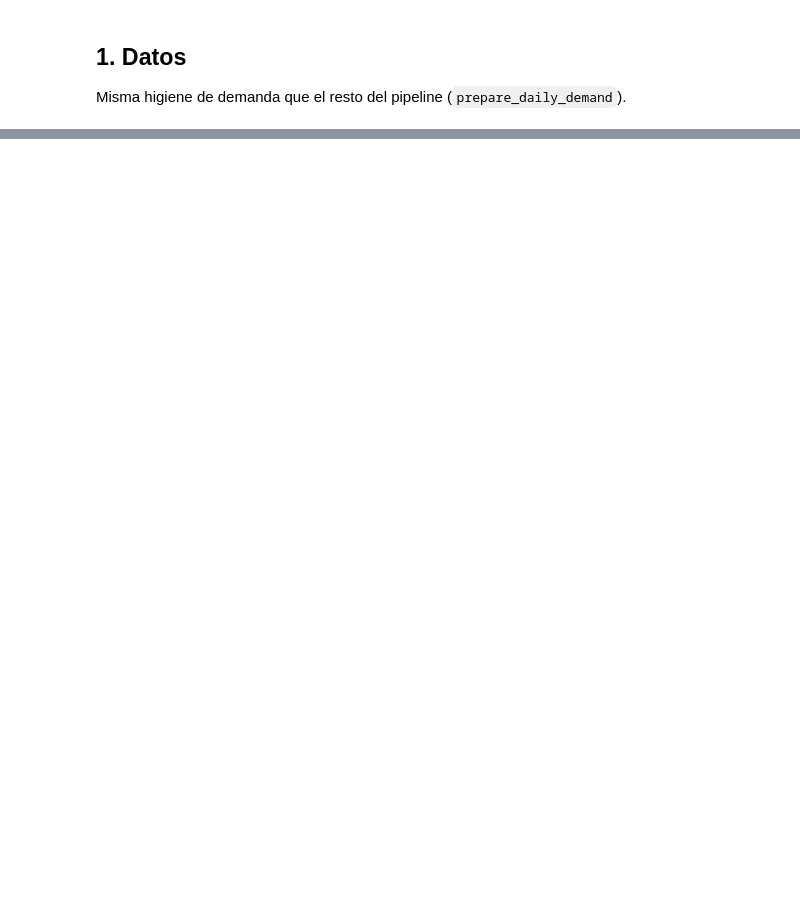
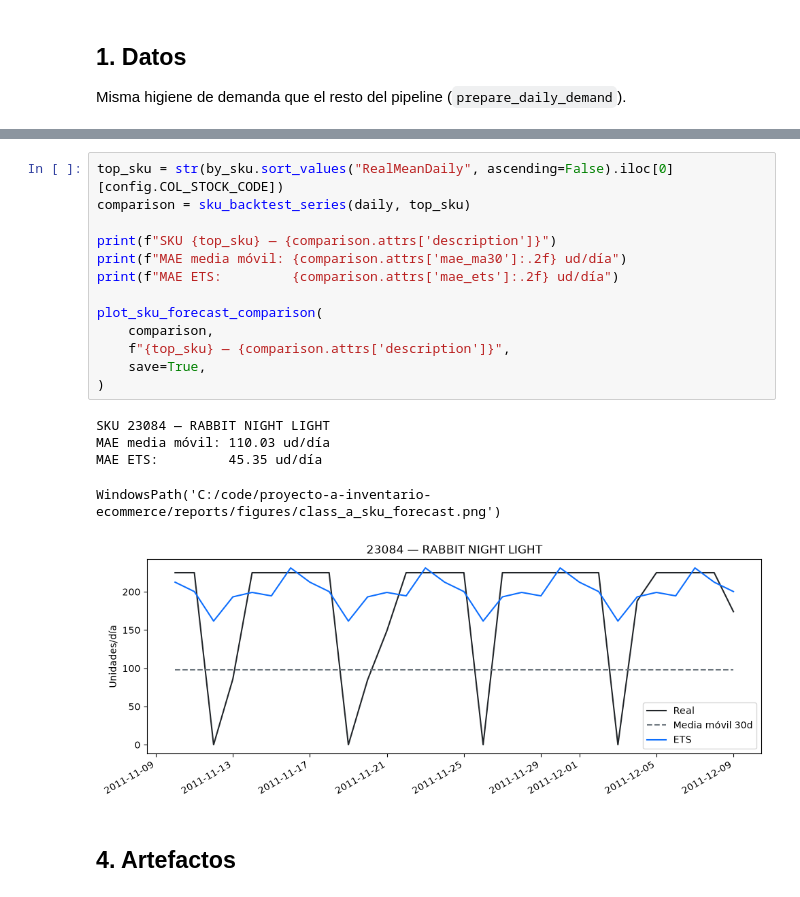
Before and after one commit to joeldiazcc/ecommerce-inventory-optimizer, a Jupyter notebook: notebooks/04_forecast_class_a.ipynb, the cells around one changed output, grey strips where cells are left out. Drawn from its saved outputs; the diff is of its cells as text; blank space fills up the shorter version.

```diff
--- a/notebooks/04_forecast_class_a.ipynb
+++ b/notebooks/04_forecast_class_a.ipynb
@@ -62,3 +118,24 @@ by_sku.sort_values("MAE_ma30", ascending=False).head(15)
+# %%
+top_sku = str(by_sku.sort_values("RealMeanDaily", ascending=False).iloc[0][config.COL_STOCK_CODE])
+comparison = sku_backtest_series(daily, top_sku)
+
+print(f"SKU {top_sku} — {comparison.attrs['description']}")
+print(f"MAE media móvil: {comparison.attrs['mae_ma30']:.2f} ud/día")
+print(f"MAE ETS:         {comparison.attrs['mae_ets']:.2f} ud/día")
+
+plot_sku_forecast_comparison(
+    comparison,
+    f"{top_sku} — {comparison.attrs['description']}",
+    save=True,
+)
+# %% [output]
+SKU 23084 — RABBIT NIGHT LIGHT
+MAE media móvil: 110.03 ud/día
+MAE ETS:         45.35 ud/día
+WindowsPath('C:/code/proyecto-a-inventario-ecommerce/reports/figures/class_a_sku_forecast.png')
+[figure, added]
+# %% [markdown]
+## 4. Artefactos
 # %%
 save_processed(by_sku, "forecast_backtest_class_a.csv")
 save_processed(global_metrics, "forecast_backtest_class_a_global.csv")
```
Also changed, not shown: parts of 13 cells of this notebook, 14 other files.
